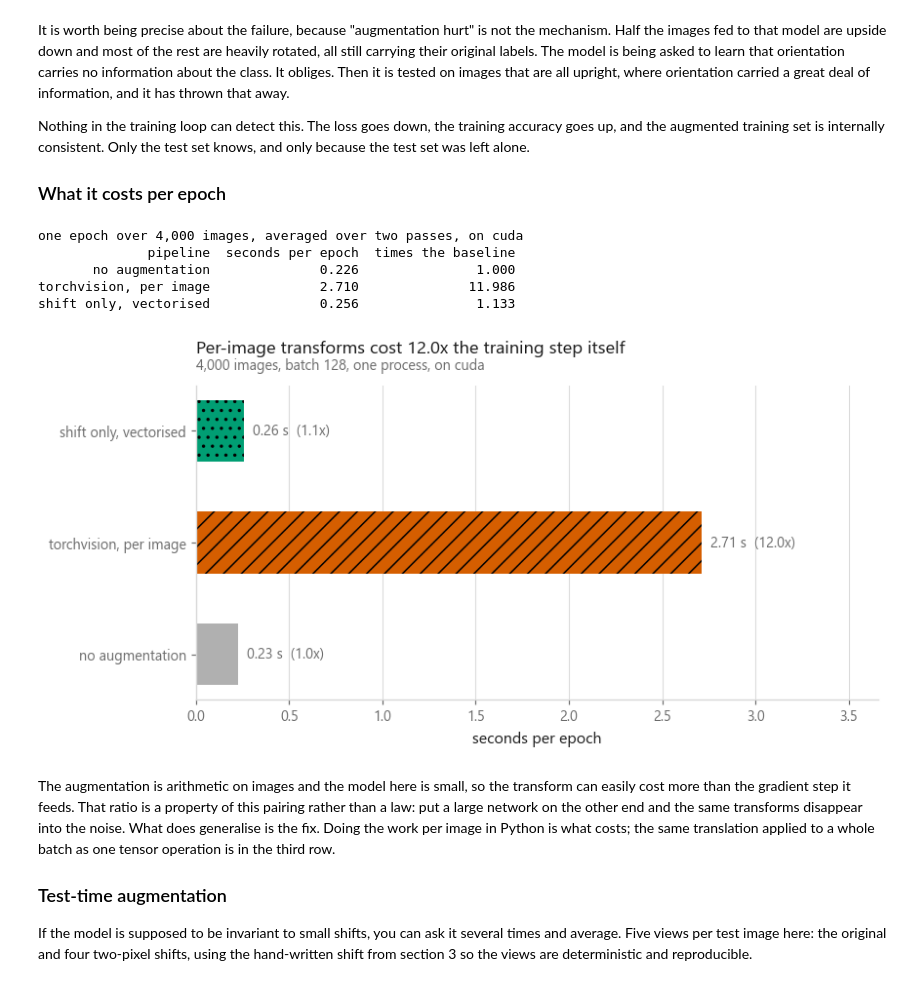
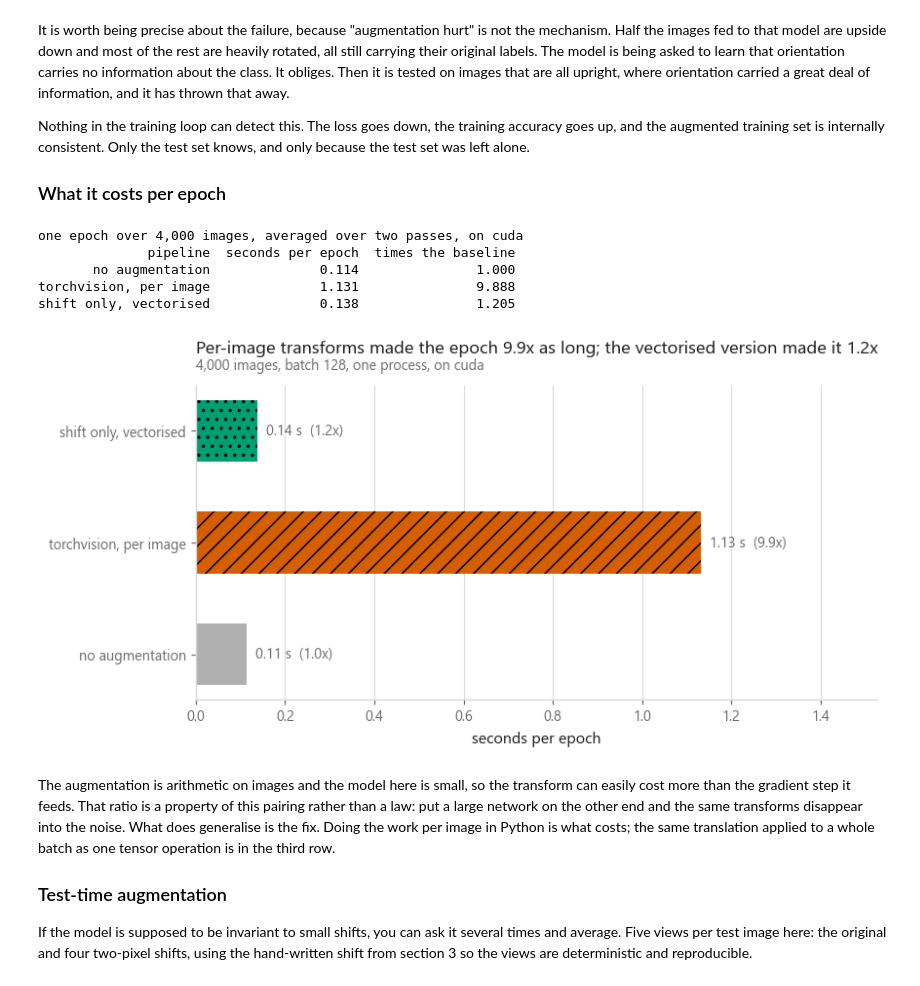
Before and after one commit to ELounissi/open-ml-notebooks, a Jupyter notebook: 08-computer-vision/04-data-augmentation/notebook.ipynb, the cells around one changed output. Cells and saved outputs as stored; diff of their text form; code cells hidden in the pictures.

```diff
--- a/08-computer-vision/04-data-augmentation/notebook.ipynb
+++ b/08-computer-vision/04-data-augmentation/notebook.ipynb
@@ -224,7 +224,9 @@ GALLERY = [
     ("rotate 75 degrees", lambda t: TF.rotate(t, 75.0), "broken"),
 ]
 
-index = 9        # a boot: it has a clear top, bottom, left and right
+# the first boot in the pool, chosen because a boot has a clear top, bottom,
+# left and right, so every transform below is visible on it
+index = int((y_pool == 9).nonzero()[0].item())
 sample, sample_label = x_pool[index], int(y_pool[index])
 
 fig, axes = plt.subplots(2, 4, figsize=(11.6, 6.0))
@@ -515,0 +554,28 @@ style.save(fig, FIG / "fig-03-gain-against-baseline.png")
+# %%
+CONTROL_SIZE = max(SIZES)
+control_rows = []
+for steps in [STEPS, STEPS * 4]:
+    for name, transform in CONDITIONS[:2]:
+        model, _ = train_budget(x_pool[:CONTROL_SIZE], y_pool[:CONTROL_SIZE],
+                                transform, steps=steps)
+        control_rows.append({"gradient steps": steps, "augmentation": name,
+                             "test accuracy": accuracy(model, x_test, y_test)})
+
+control = pd.DataFrame(control_rows).pivot(
+    index="gradient steps", columns="augmentation", values="test accuracy")
+control["gap"] = control["shift, rotate, scale"] - control["none"]
+print(f"{CONTROL_SIZE:,} training images, augmentation gap against the plain run\n")
+print(control.to_string(float_format="{:.4f}".format))
+
+short, long_ = STEPS, STEPS * 4
+closed = control.loc[long_, "gap"] - control.loc[short, "gap"]
+print(f"\nchange in the gap when the budget quadruples: {closed:+.4f}")
+if control.loc[long_, "gap"] > -se:
+    print("the gap closes once both runs are given room, so the fixed budget was "
+          "carrying the result and the sweep above understates augmentation")
+elif closed > se:
+    print("the gap narrows but does not close, so the budget explains part of the "
+          "result and something else explains the rest")
+else:
+    print("the gap does not close, so the fixed budget is not the explanation and "
+          "augmentation genuinely costs accuracy on this task")
@@ -602,33 +678,33 @@ print(cost.to_string(index=False, float_format="{:.3f}".format))
 # %% [output]
 one epoch over 4,000 images, averaged over two passes, on cuda
               pipeline  seconds per epoch  times the baseline
-       no augmentation              0.226               1.000
-torchvision, per image              2.710              11.986
-shift only, vectorised              0.256               1.133
+       no augmentation              0.114               1.000
+torchvision, per image              1.131               9.888
+shift only, vectorised              0.138               1.205
 # %%
 fig, ax = plt.subplots(figsize=(8.2, 3.8))
 colours = [style.NEUTRAL, style.HIGHLIGHT, style.PALETTE[2]]
 bars = ax.barh(cost["pipeline"], cost["seconds per epoch"], color=colours, height=0.55)
 for bar, hatch in zip(bars, ["", "//", ".."]):
     bar.set_hatch(hatch)
 for bar, value, ratio in zip(bars, cost["seconds per epoch"], cost["times the baseline"]):
     ax.annotate(f"{value:.2f} s  ({ratio:.1f}x)",
                 xy=(value, bar.get_y() + bar.get_height() / 2),
                 xytext=(6, 0), textcoords="offset points", va="center",
                 fontsize=9.5, color=style.MUTED)
 
 ax.set_xlabel("seconds per epoch")
 ax.set_xlim(0, cost["seconds per epoch"].max() * 1.35)
 ax.grid(axis="y", visible=False)
 ax.grid(axis="x", visible=True)
 style.title(
     ax,
-    f"Per-image transforms cost {cost['times the baseline'].iloc[1]:.1f}x the "
-    f"training step itself",
+    f"Per-image transforms made the epoch {cost['times the baseline'].iloc[1]:.1f}x "
+    f"as long; the vectorised version made it {cost['times the baseline'].iloc[2]:.1f}x",
     f"{len(y_pool):,} images, batch {BATCH}, one process, on {device}")
 style.save(fig, FIG / "fig-04-seconds-per-epoch.png")
 # %% [output]
-[figure, old version]
+[figure, new version]
 # %% [markdown]
 The augmentation is arithmetic on images and the model here is small, so the
 transform can easily cost more than the gradient step it feeds. That ratio is a
```
Also changed, not shown: parts of 12 cells of this notebook, 4 other files.
